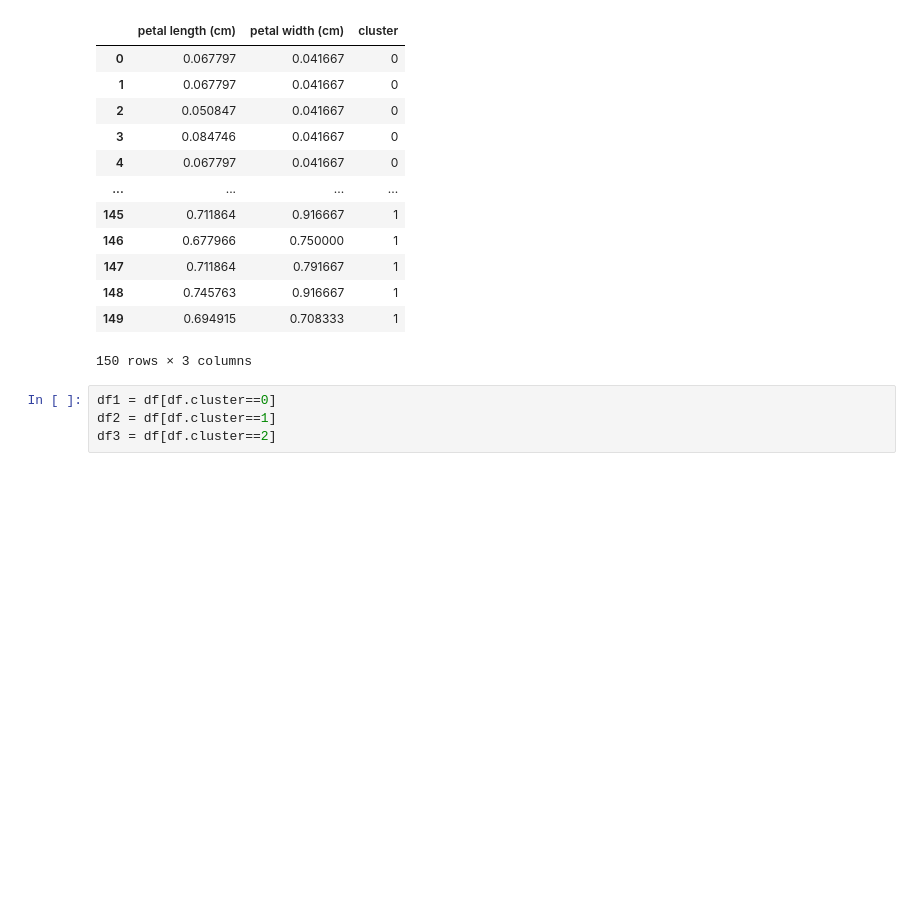
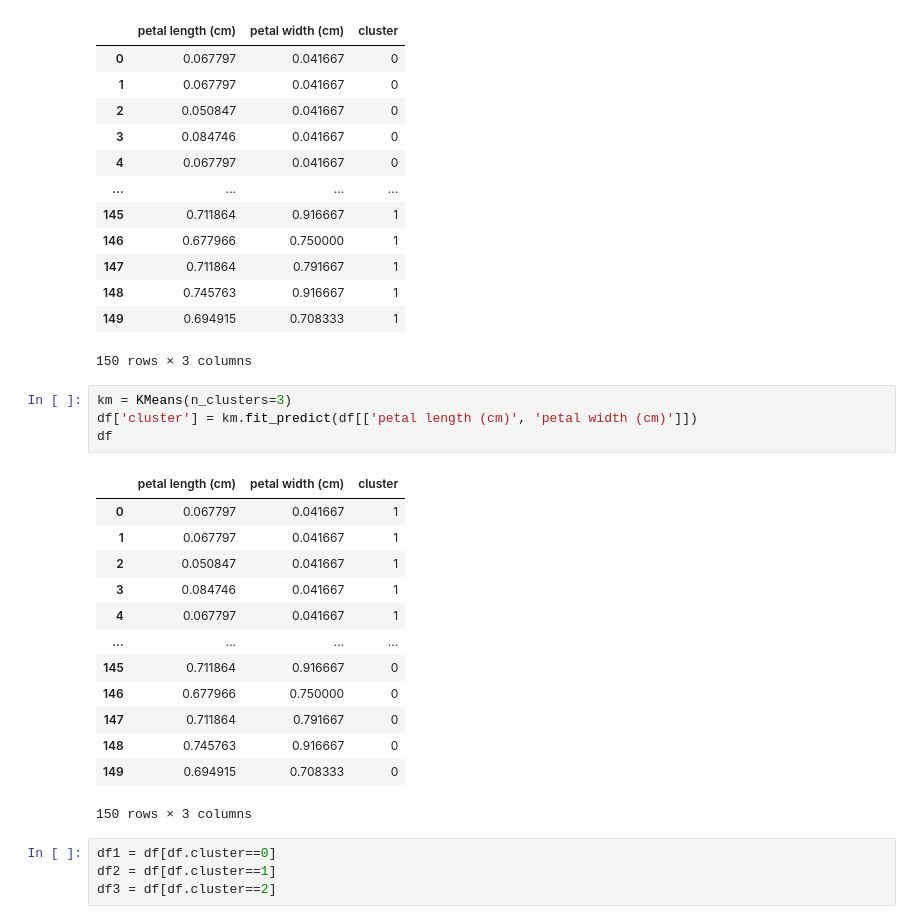
Before and after one commit to ParthManna/Machine_Learning, a Jupyter notebook: K Means Clustering/iris.ipynb, the cells around one changed output. Drawn from its saved outputs; the diff is of its cells as text; blank space fills up the shorter version.

```diff
--- a/K Means Clustering/iris.ipynb
+++ b/K Means Clustering/iris.ipynb
@@ -162,6 +162,24 @@ df
 | 148 | 0.745763 | 0.916667 | 1 |
 | 149 | 0.694915 | 0.708333 | 1 |
 150 rows × 3 columns
+# %%
+km = KMeans(n_clusters=3)
+df['cluster'] = km.fit_predict(df[['petal length (cm)', 'petal width (cm)']])
+df
+# %% [output]
+|  | petal length (cm) | petal width (cm) | cluster |
+| 0 | 0.067797 | 0.041667 | 1 |
+| 1 | 0.067797 | 0.041667 | 1 |
+| 2 | 0.050847 | 0.041667 | 1 |
+| 3 | 0.084746 | 0.041667 | 1 |
+| 4 | 0.067797 | 0.041667 | 1 |
+| ... | ... | ... | ... |
+| 145 | 0.711864 | 0.916667 | 0 |
+| 146 | 0.677966 | 0.750000 | 0 |
+| 147 | 0.711864 | 0.791667 | 0 |
+| 148 | 0.745763 | 0.916667 | 0 |
+| 149 | 0.694915 | 0.708333 | 0 |
+150 rows × 3 columns
 # %%
 df1 = df[df.cluster==0]
 df2 = df[df.cluster==1]
```
Also changed, not shown: parts of 1 cell of this notebook.
